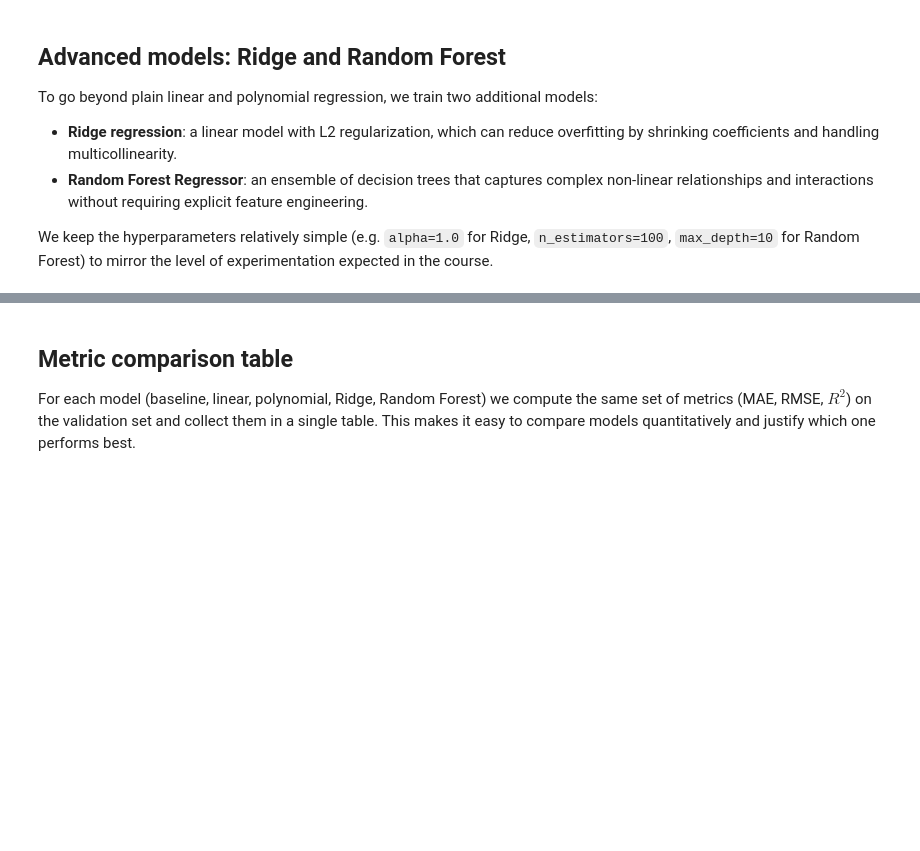
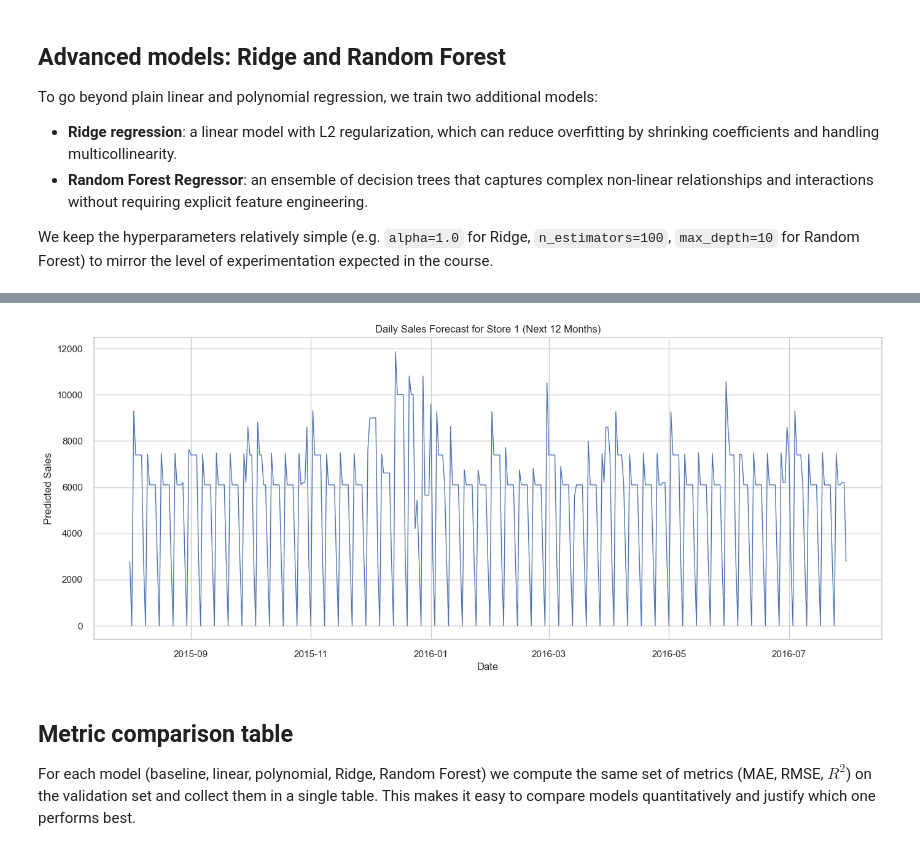
Before and after one commit to realhoffmann/Rossmann, a Jupyter notebook: EDA/supervised_rossmann.ipynb, the cells around one changed output, grey strips where cells are left out. Cells and saved outputs as stored; diff of their text form; code cells hidden in the pictures; blank space fills up the shorter version.

```diff
--- a/EDA/supervised_rossmann.ipynb
+++ b/EDA/supervised_rossmann.ipynb
@@ -282,4 +327,92 @@ print("Trained advanced models: Ridge and RandomForest.")
 Trained advanced models: Ridge and RandomForest.
+# %%
+import pandas as pd
+import matplotlib.pyplot as plt
+
+# -------------------------------------------------
+# Ensure Date is datetime
+# -------------------------------------------------
+train["Date"] = pd.to_datetime(train["Date"])
+
+# -------------------------------------------------
+# 1) Create future dates (next 365 days)
+# -------------------------------------------------
+forecast_days = 365
+last_date = train["Date"].max()
+
+future_dates = pd.date_range(
+    start=last_date + pd.Timedelta(days=1),
+    periods=forecast_days,
+    freq="D"
+)
+
+future_df = pd.DataFrame({
+    "Date": future_dates,
+    "Store": 9
+})
+
+# -------------------------------------------------
+# 2) Use latest known values for Store 1 as template
+# -------------------------------------------------
+store_template = (
+    train[train["Store"] == 2]
+    .sort_values("Date")
+    .iloc[-1]
+)
+
+for col in feature_cols:
+    if col not in future_df.columns:
+        future_df[col] = store_template[col]
+
+# -------------------------------------------------
+# 3) Recompute calendar features
+# -------------------------------------------------
+future_df["Year"] = future_df["Date"].dt.year
+future_df["Month"] = future_df["Date"].dt.month
+future_df["Day"] = future_df["Date"].dt.day
+future_df["WeekOfYear"] = future_df["Date"].dt.isocalendar().week.astype(int)
+
+# IMPORTANT: choose the same DayOfWeek encoding used in training
+future_df["DayOfWeek"] = future_df["Date"].dt.dayofweek + 1
+# If you trained with 0–6 instead, use:
+# future_df["DayOfWeek"] = future_df["Date"].dt.dayofweek
+
+# -------------------------------------------------
+# 4) Assumptions for unknown future drivers
+# -------------------------------------------------
+if "Promo" in future_df.columns:
+    future_df["Promo"] = 0
+
+if "SchoolHoliday" in future_df.columns:
+    future_df["SchoolHoliday"] = 0
+
+if "StateHoliday" in future_df.columns:
+    future_df["StateHoliday"] = "0"
+
+# -------------------------------------------------
+# 5) Predict future sales
+# -------------------------------------------------
+X_future = future_df[feature_cols]
+future_df["PredictedSales"] = rf_model.predict(X_future)
+
+# -------------------------------------------------
+# 6) Plot daily forecast
+# -------------------------------------------------
+plt.figure(figsize=(14, 6))
+plt.plot(
+    future_df["Date"],
+    future_df["PredictedSales"],
+    linewidth=1
+)
+
+plt.title("Daily Sales Forecast for Store 1 (Next 12 Months)")
+plt.xlabel("Date")
+plt.ylabel("Predicted Sales")
+plt.grid(True)
+plt.tight_layout()
+plt.show()
+# %% [output]
+[figure, added]
 # %% [markdown]
 ## Metric comparison table
 
```
Also changed, not shown: parts of 9 cells of this notebook.
